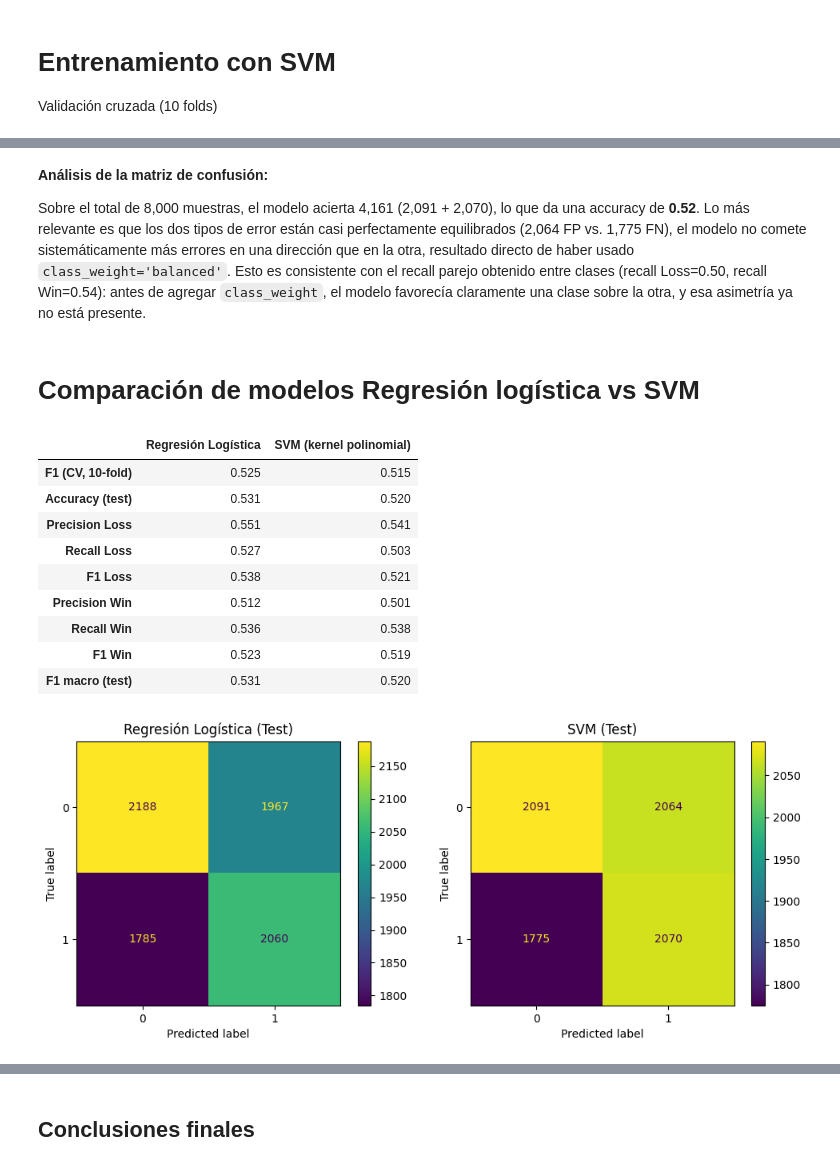
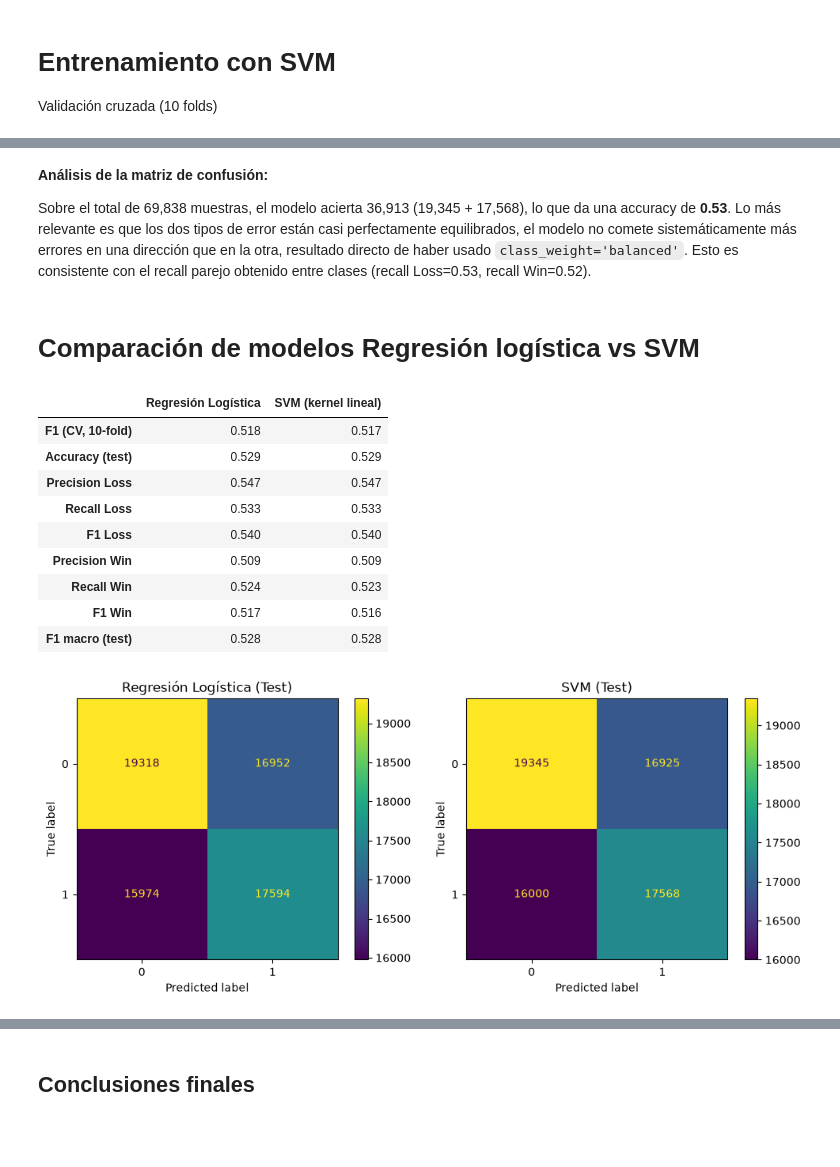
Before and after one commit to jfpa11100/E-Sports-ML, a Jupyter notebook: notebook.ipynb, the cells around one changed output, grey strips where cells are left out. Cells and saved outputs as stored; diff of their text form; code cells hidden in the pictures; blank space fills up the shorter version.

```diff
--- a/notebook.ipynb
+++ b/notebook.ipynb
@@ -350,6 +338,6 @@ Es importante destacar que, a pesar de la reducción, se utilizó un `train_test
 # %%
 X_train, X_test, y_train, y_test = train_test_split(
-    X, y, train_size=8000, test_size=8000, stratify=y, random_state=42
+    X, y, test_size=0.3, stratify=y, random_state=42
 )
 
 print("X_train:", X_train.shape, " X_test:", X_test.shape)
@@ -411,8 +399,8 @@ grid_lr.fit(X_train, y_train)
 print("\nMejores hiperparámetros (Regresión Logística):", grid_lr.best_params_)
 print("Mejor F1 promedio en validación cruzada (10 folds):", round(grid_lr.best_score_, 4))
 
-y_pred_lr = grid_lr.predict(X_test)
+y_pred_lr = grid_lr.best_estimator_.predict(X_test)
 print("\n--- Reporte de clasificación en el conjunto de prueba (Regresión Logística) ---")
-print(classification_report(y_test, y_pred_lr, ))
+print(classification_report(y_test, y_pred_lr, target_names=['Loss', 'Win']))
 # %% [output]
 Fitting 10 folds for each of 5 candidates, totalling 50 fits
@@ -492,20 +481,18 @@ prácticamente igual entre ambas clases. El modelo entrenado llega a una conclus
 Validación cruzada (10 folds)
 # %%
 from sklearn.pipeline import Pipeline
-from sklearn.svm import SVC
-from sklearn.model_selection import GridSearchCV, StratifiedKFold, train_test_split
+from sklearn.svm import LinearSVC
+from sklearn.model_selection import GridSearchCV, StratifiedKFold
 from sklearn.metrics import classification_report
 
 
 pipeline_svm = Pipeline(steps=[
     ("preprocess", preprocesador),
-    ("modelo", SVC(random_state=42, class_weight='balanced'))
+    ("modelo", LinearSVC(random_state=42, class_weight='balanced', dual=False))
 ])
 
 param_grid_svm = [
-    {'modelo__kernel': ['linear'], 'modelo__C': [0.1, 1, 10]},
-    {'modelo__kernel': ['rbf'], 'modelo__C': [0.1, 1, 10], 'modelo__gamma': ['scale', 'auto']},
-    {'modelo__kernel': ['poly'], 'modelo__C': [0.1, 1, 10], 'modelo__gamma': ['scale']}
+    { 'modelo__C': [0.001, 0.01, 0.1, 1, 10]},
 ]
 
 cv = StratifiedKFold(n_splits=10, shuffle=False)
@@ -516,7 +503,7 @@ grid_svm.fit(X_train, y_train)
 print("\nMejores hiperparámetros (SVM):", grid_svm.best_params_)
 print("Mejor F1 promedio en validación cruzada (10 folds):", round(grid_svm.best_score_, 4))
 
-y_pred_svm = grid_svm.predict(X_test)
+y_pred_svm = grid_svm.best_estimator_.predict(X_test)
 print("\n--- Reporte de clasificación en el conjunto de prueba (SVM) ---")
 print(classification_report(y_test, y_pred_svm, target_names=['Loss', 'Win']))
 # %% [output]
@@ -557,11 +541,10 @@ Recall: 0.5384
 # %% [markdown]
 **Análisis de la matriz de confusión:**
 
-Sobre el total de 8,000 muestras, el modelo acierta 4,161 (2,091 + 2,070), lo que da una accuracy de **0.52**.
-Lo más relevante es que los dos tipos de error están casi perfectamente equilibrados (2,064 FP vs. 1,775 FN), el modelo no comete sistemáticamente más errores en una dirección que en la otra, resultado directo de haber
-usado `class_weight='balanced'`. Esto es consistente con el recall parejo obtenido entre clases (recall Loss=0.50,
-recall Win=0.54): antes de agregar `class_weight`, el modelo favorecía claramente una clase sobre la otra, y esa
-asimetría ya no está presente.
+Sobre el total de 69,838 muestras, el modelo acierta 36,913 (19,345 + 17,568), lo que da una accuracy de **0.53**.
+Lo más relevante es que los dos tipos de error están casi perfectamente equilibrados, el modelo no comete sistemáticamente más errores en una dirección que en la otra, resultado directo de haber
+usado `class_weight='balanced'`. Esto es consistente con el recall parejo obtenido entre clases (recall Loss=0.53,
+recall Win=0.52).
 # %% [markdown]
 # Comparación de modelos Regresión logística vs SVM
 # %%
@@ -585,43 +568,43 @@ def metricas_modelo(y_true, y_pred, cv_f1):
 
 resultados = pd.DataFrame({
     'Regresión Logística': metricas_modelo(y_test, y_pred_lr, grid_lr.best_score_),
-    'SVM (kernel polinomial)': metricas_modelo(y_test, y_pred_svm, grid_svm.best_score_),
+    'SVM (kernel lineal)': metricas_modelo(y_test, y_pred_svm, grid_svm.best_score_),
 }).round(3)
 
 display(resultados)
 
 # Matriz de confusión - Regresión Logística
 cm_lr = confusion_matrix(y_test, y_pred_lr)
 
 # Matriz de confusión - SVM
 cm_svm = confusion_matrix(y_test, y_pred_svm)
 
 
 fig, axes = plt.subplots(1, 2, figsize=(10, 4))
 
 # Regresión Logística
 disp_lr = ConfusionMatrixDisplay(confusion_matrix=cm_lr)
 disp_lr.plot(values_format="d", ax=axes[0])
 axes[0].set_title("Regresión Logística (Test)")
 
 # SVM
 disp_svm = ConfusionMatrixDisplay(confusion_matrix=cm_svm)
 disp_svm.plot(values_format="d", ax=axes[1])
 axes[1].set_title("SVM (Test)")
 
 plt.tight_layout()
 print()
 plt.show()
 # %% [output]
-|  | Regresión Logística | SVM (kernel polinomial) |
-| F1 (CV, 10-fold) | 0.525 | 0.515 |
-| Accuracy (test) | 0.531 | 0.520 |
-| Precision Loss | 0.551 | 0.541 |
-| Recall Loss | 0.527 | 0.503 |
-| F1 Loss | 0.538 | 0.521 |
-| Precision Win | 0.512 | 0.501 |
-| Recall Win | 0.536 | 0.538 |
-| F1 Win | 0.523 | 0.519 |
-| F1 macro (test) | 0.531 | 0.520 |
+|  | Regresión Logística | SVM (kernel lineal) |
+| F1 (CV, 10-fold) | 0.518 | 0.517 |
+| Accuracy (test) | 0.529 | 0.529 |
+| Precision Loss | 0.547 | 0.547 |
+| Recall Loss | 0.533 | 0.533 |
+| F1 Loss | 0.540 | 0.540 |
+| Precision Win | 0.509 | 0.509 |
+| Recall Win | 0.524 | 0.523 |
+| F1 Win | 0.517 | 0.516 |
+| F1 macro (test) | 0.528 | 0.528 |
-[figure, old version]
+[figure, new version]
 # %% [markdown]
```
Also changed, not shown: parts of 18 cells of this notebook.
